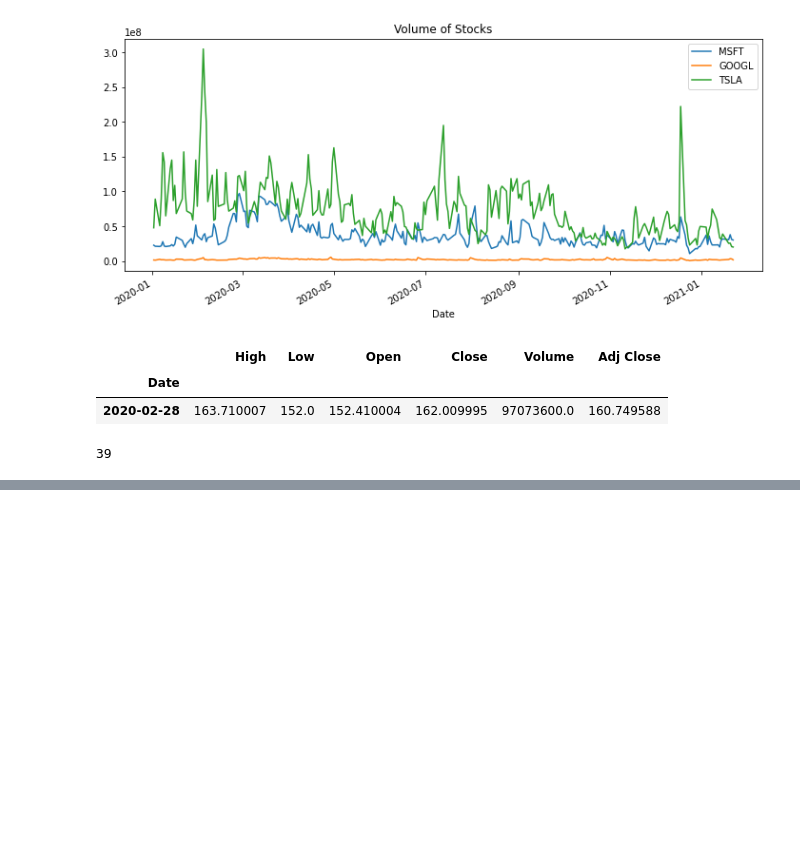
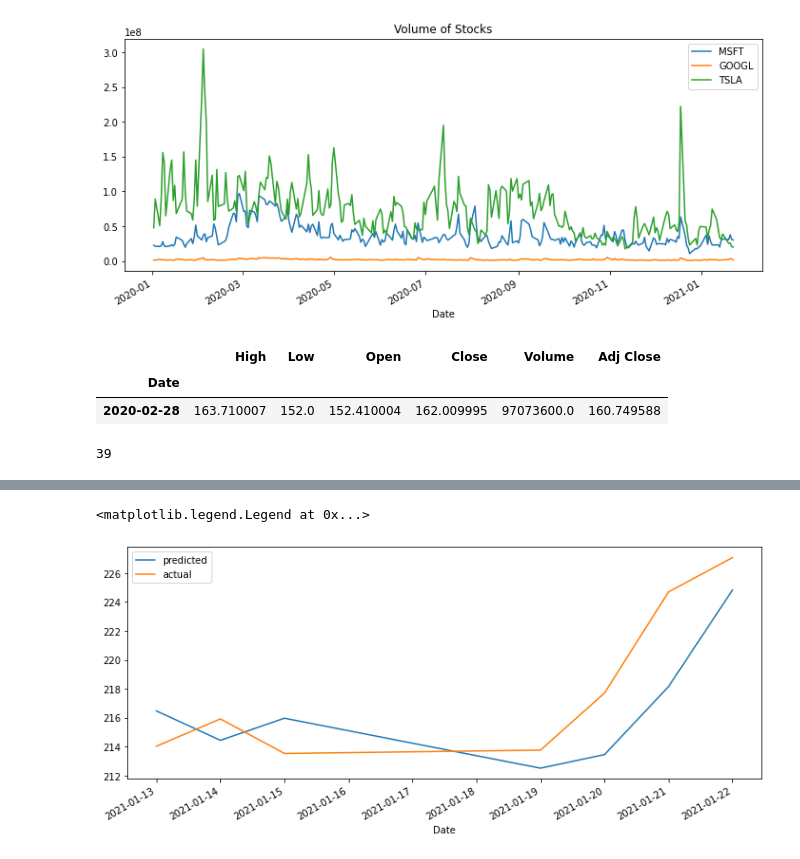
Before and after one commit to tszabad/FCC_dataanalytics, a Jupyter notebook: stock_analysis.ipynb, the cells around one changed output, grey strips where cells are left out. Drawn from its saved outputs; the diff is of its cells as text; code cells hidden in the pictures; blank space fills up the shorter version.

```diff
--- a/stock_analysis.ipynb
+++ b/stock_analysis.ipynb
@@ -54,0 +80,17 @@ msft["Open"].iloc[30:50].plot()
+# %%
+history = train[len(train) - window:]
+# %%
+history = [history[i] for i in range(len(history))]
+# %%
+predictions=[]
+for t in test:
+    length = len(history)
+    lag = [history[i] for i in range(length-window,length)]
+    y = coeff[0]
+    for d in range(window):
+        y += coeff[d + 1] * lag[window - d - 1]
+        #print(coeff[d + 1] * lag[window - d - 1])
+    predictions.append(y)
+    history.append(t)
+# %%
+predictions1= pd.Series(predictions, index=test.index)
@@ -54,0 +112,7 @@ msft["Open"].iloc[30:50].plot()
+# %%
+predictions1.plot(label='predicted', figsize = (12,5))
+test.plot(label='actual')
+plt.legend()
+# %% [output]
+<matplotlib.legend.Legend at 0x...>
+[figure, added]
```
Also changed, not shown: parts of 6 cells of this notebook.
